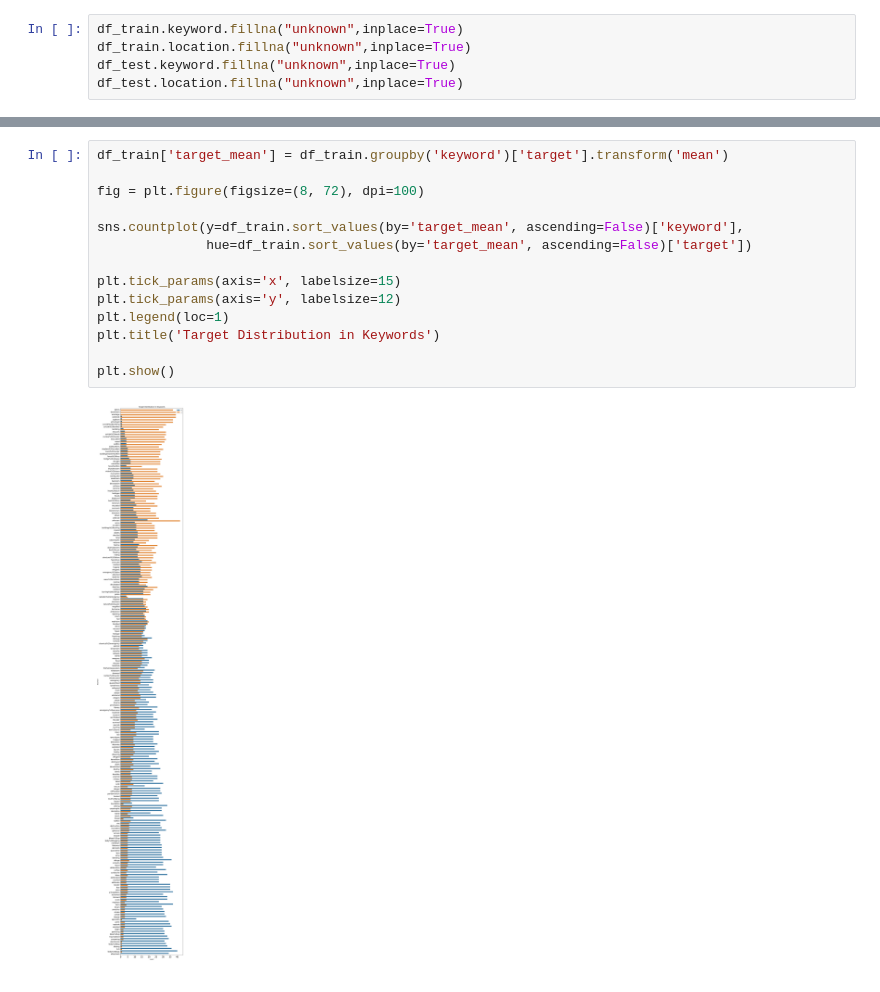
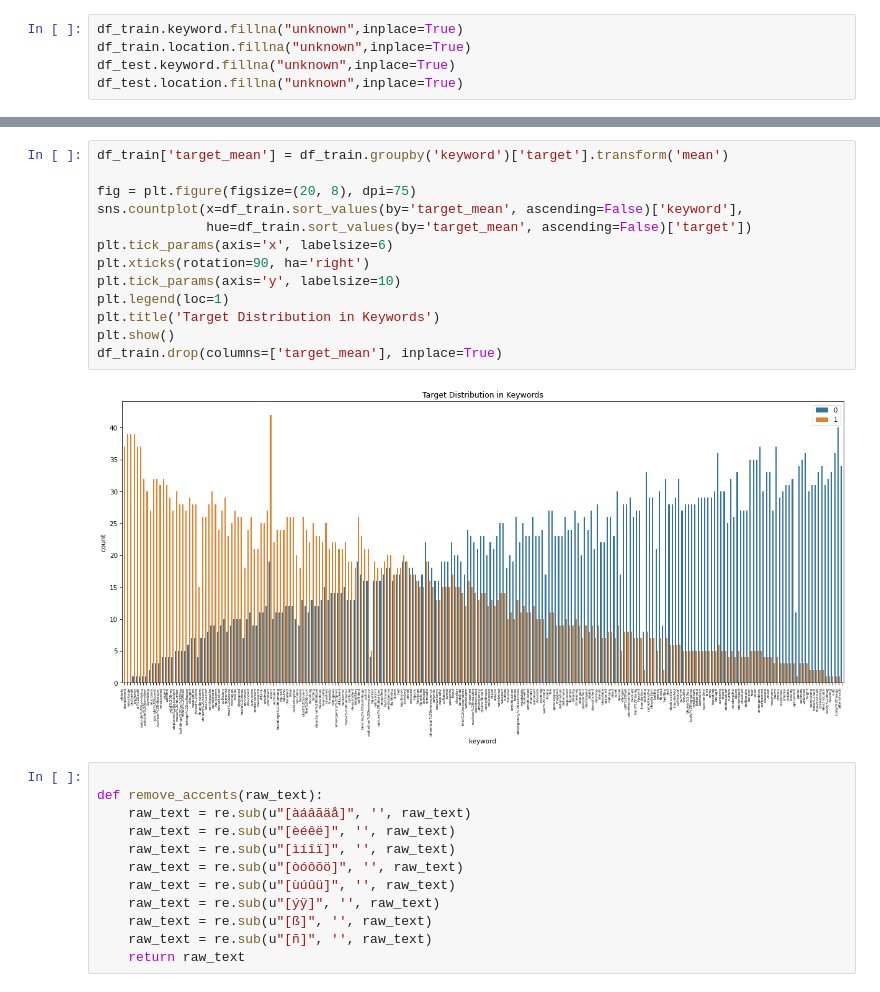
Before and after one commit to SINAABBASI/bertTweetClassification, a Jupyter notebook: main.ipynb, the cells around one changed output, grey strips where cells are left out. Drawn from its saved outputs; the diff is of its cells as text.

```diff
--- a/main.ipynb
+++ b/main.ipynb
@@ -60,16 +80,27 @@ plt.hist(temp.values)
-# %%
-df_train['target_mean'] = df_train.groupby('keyword')['target'].transform('mean')
-
-fig = plt.figure(figsize=(8, 72), dpi=100)
-
-sns.countplot(y=df_train.sort_values(by='target_mean', ascending=False)['keyword'],
-              hue=df_train.sort_values(by='target_mean', ascending=False)['target'])
-
-plt.tick_params(axis='x', labelsize=15)
-plt.tick_params(axis='y', labelsize=12)
-plt.legend(loc=1)
-plt.title('Target Distribution in Keywords')
-
-plt.show()
-# %% [output]
-[figure, removed]
+# %%
+df_train['target_mean'] = df_train.groupby('keyword')['target'].transform('mean')
+
+fig = plt.figure(figsize=(20, 8), dpi=75)
+sns.countplot(x=df_train.sort_values(by='target_mean', ascending=False)['keyword'],
+              hue=df_train.sort_values(by='target_mean', ascending=False)['target'])
+plt.tick_params(axis='x', labelsize=6)
+plt.xticks(rotation=90, ha='right')
+plt.tick_params(axis='y', labelsize=10)
+plt.legend(loc=1)
+plt.title('Target Distribution in Keywords')
+plt.show()
+df_train.drop(columns=['target_mean'], inplace=True)
+# %% [output]
+[figure, added]
+# %%
+
+def remove_accents(raw_text):
+    raw_text = re.sub(u"[àáâãäå]", '', raw_text)
+    raw_text = re.sub(u"[èéêë]", '', raw_text)
+    raw_text = re.sub(u"[ìíîï]", '', raw_text)
+    raw_text = re.sub(u"[òóôõö]", '', raw_text)
+    raw_text = re.sub(u"[ùúûü]", '', raw_text)
+    raw_text = re.sub(u"[ýÿ]", '', raw_text)
+    raw_text = re.sub(u"[ß]", '', raw_text)
+    raw_text = re.sub(u"[ñ]", '', raw_text)
+    return raw_text
```
Also changed, not shown: parts of 14 cells of this notebook, 1 other file.
